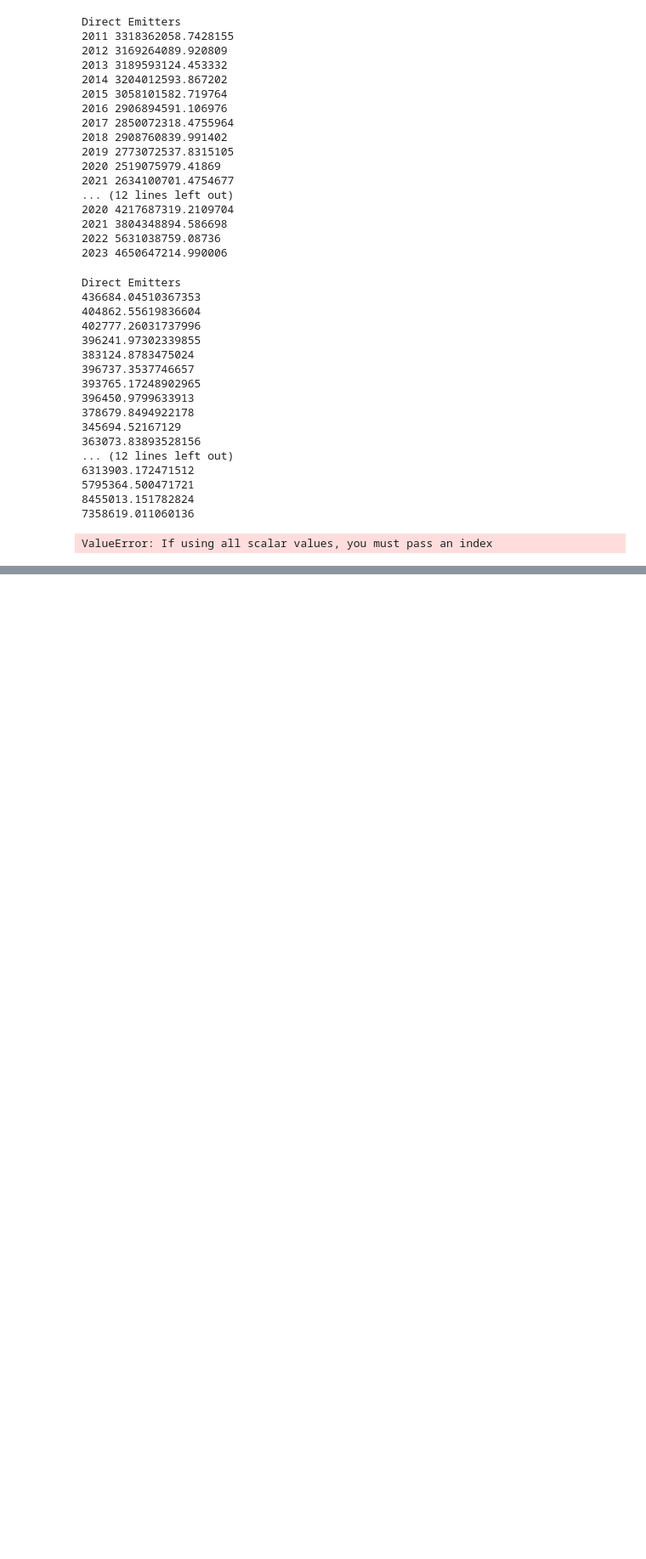
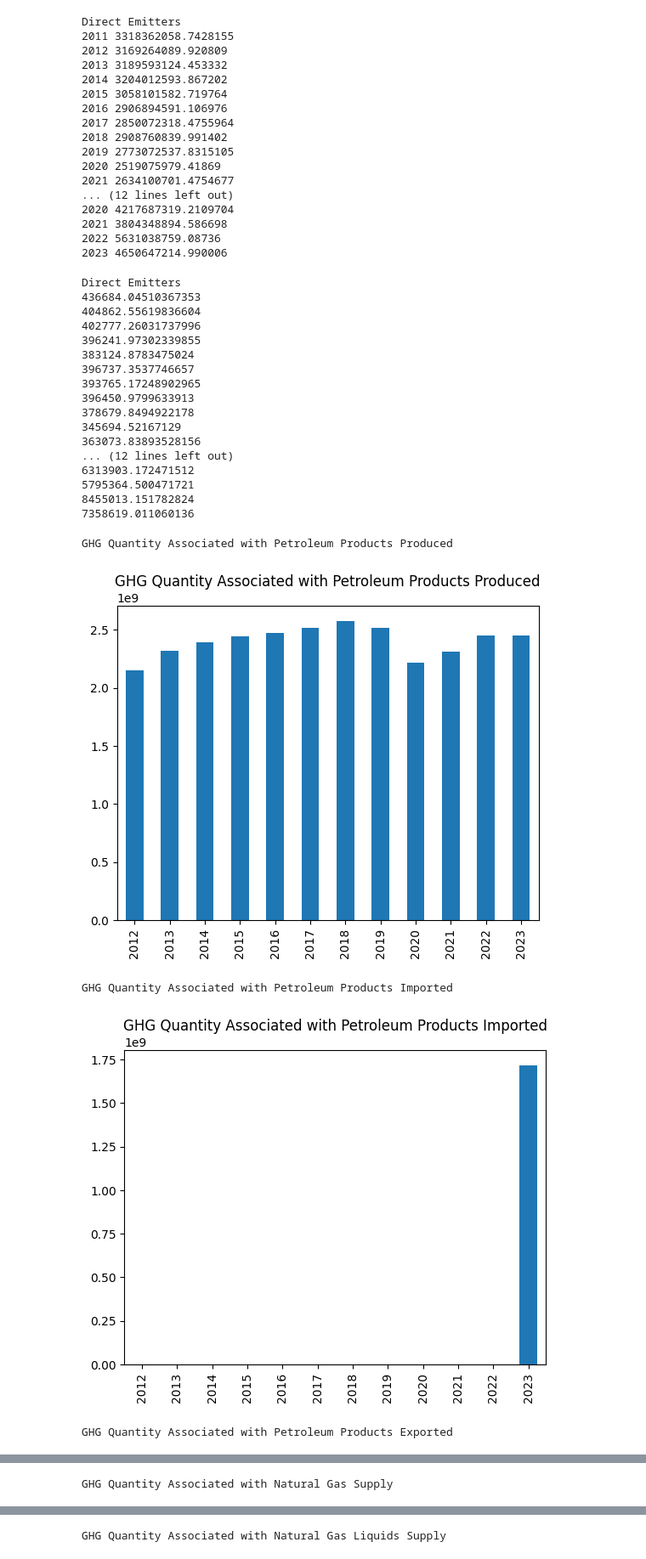
Before and after one commit to edgi-govdata-archiving/EEW-SOEP, a Jupyter notebook: SOE_GHG.ipynb, the cells around one changed output, grey strips where cells are left out. Shown at 85% size. Cells and saved outputs as stored; diff of their text form; code cells hidden in the pictures; blank space fills up the shorter version.

```diff
--- a/SOE_GHG.ipynb
+++ b/SOE_GHG.ipynb
@@ -253,27 +274,29 @@ Direct Emitters
 # %%
 categories = [
   "GHG Quantity Associated with Petroleum Products Produced",
   "GHG Quantity Associated with Petroleum Products Imported",
   "GHG Quantity Associated with Petroleum Products Exported",
   "GHG Quantity Associated with Natural Gas Supply",
   "GHG Quantity Associated with Natural Gas Liquids Supply",
   "GHG Quantity Associated with CO2 Supply "
 ]
-dfdf = pd.DataFrame(ghg_fac[0])
-dfdf.to_csv("ghg_fac.csv")
 for c in categories:
   print(c)
   cols = ghg_fac["Suppliers"].filter(like=c).columns
   # Assume "confidential" values = 0 !!!!!
   test = ghg_fac["Suppliers"][cols]
   # rename
   test = test.rename(dict(zip(test.columns, [*range(2023,2010,-1)])), axis=1)
   # Calculate
   test = test.replace("confidential", "0").astype(float).sum()
   #display(test)
   test = test.iloc[::-1]
 
   test.plot(title=c, kind="bar")
   plt.show()
 # %% [output]
-ValueError: If using all scalar values, you must pass an index
+GHG Quantity Associated with Petroleum Products Produced
+[figure, added]
+GHG Quantity Associated with Petroleum Products Imported
+[figure, added]
+GHG Quantity Associated with Petroleum Products Exported
@@ -279,0 +304 @@ ValueError: If using all scalar values, you must pass an index
+GHG Quantity Associated with Natural Gas Supply
@@ -279,0 +306 @@ ValueError: If using all scalar values, you must pass an index
+GHG Quantity Associated with Natural Gas Liquids Supply
```
Also changed, not shown: parts of 3 cells of this notebook, 2 other files.
